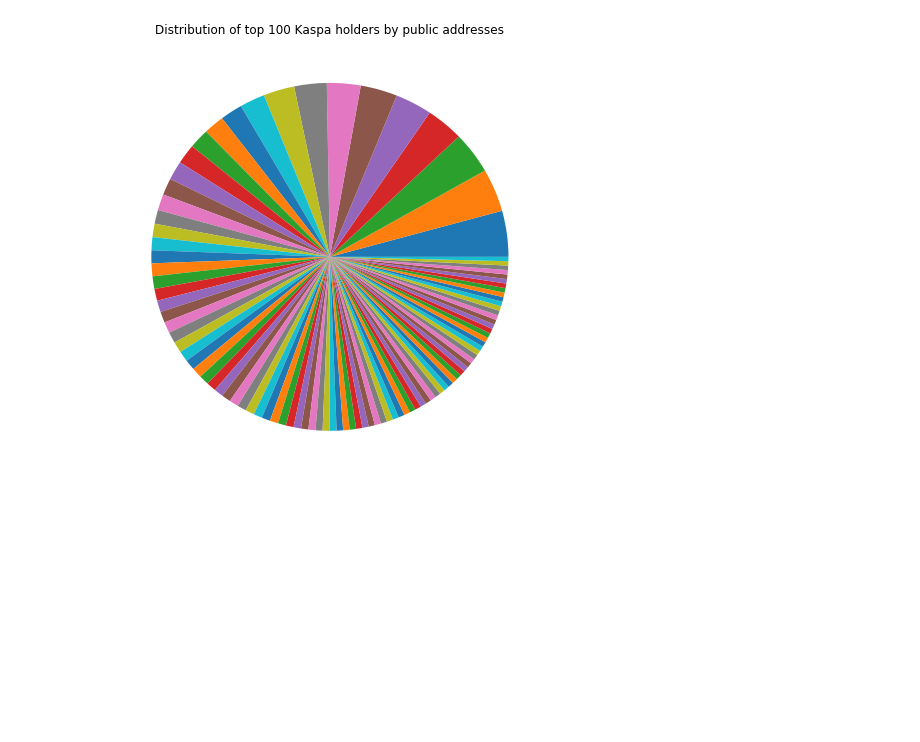
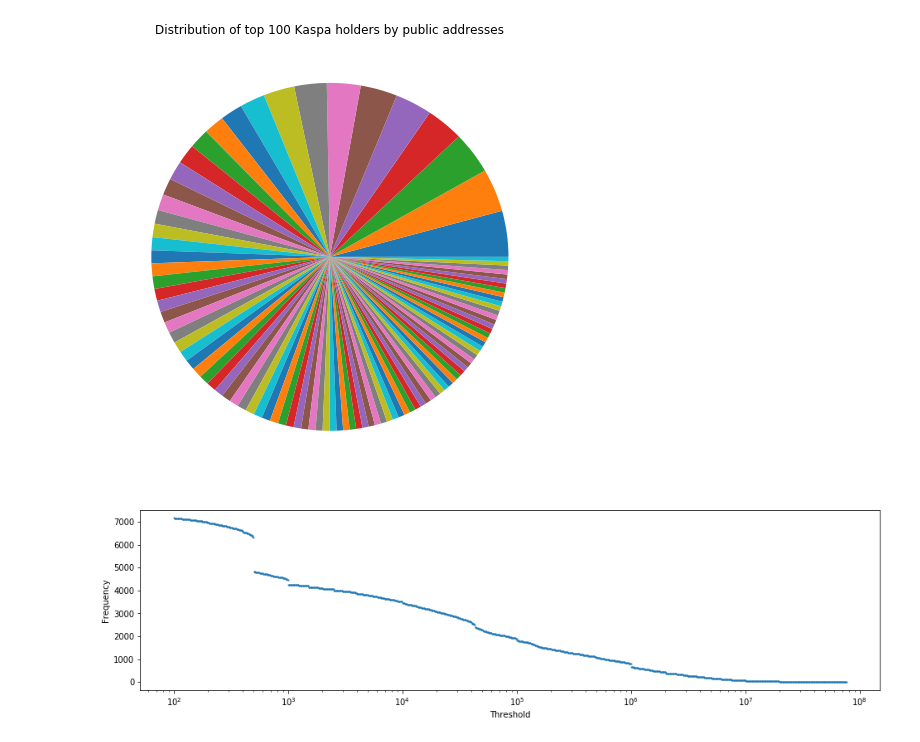
Before and after one commit to kaspagang/kaspad-py-explorer, a Jupyter notebook: src/explore_utxo_set.ipynb, the cells around one changed output. Saved outputs shown, nothing was run; the diff lists cells and outputs as text; code cells hidden in the pictures; blank space fills up the shorter version.

Commit message:
Frequency plot

```diff
--- a/src/explore_utxo_set.ipynb
+++ b/src/explore_utxo_set.ipynb
@@ -50,6 +54,29 @@ plt.title('Distribution of top 100 Kaspa holders by public addresses')
 plt.show()
 # %% [output]
 [figure]
+# %%
+# The function f(x) = number of addresses which have at least x
+X, Y = [], []
+x = 100
+while True:
+    y = (df_amounts > x*100_000_000).values.sum()
+    if y == 0:
+        break
+    X.append(x)
+    Y.append(y)
+    x *= 1.01
+#     print(x, y)
+#     break
+# %%
+plt.figure(figsize=(16, 4))
+plt.scatter(X, Y, s=1)
+plt.ylabel('Frequency')
+plt.xlabel('Threshold')
+plt.xscale('log')
+plt.savefig(r'images\freq.png')
+plt.show()
+# %% [output]
+[figure, added]
 # %%
 # len(df_grouped)
 # len(df_amounts)
```
Also changed, not shown: parts of 3 cells of this notebook.
